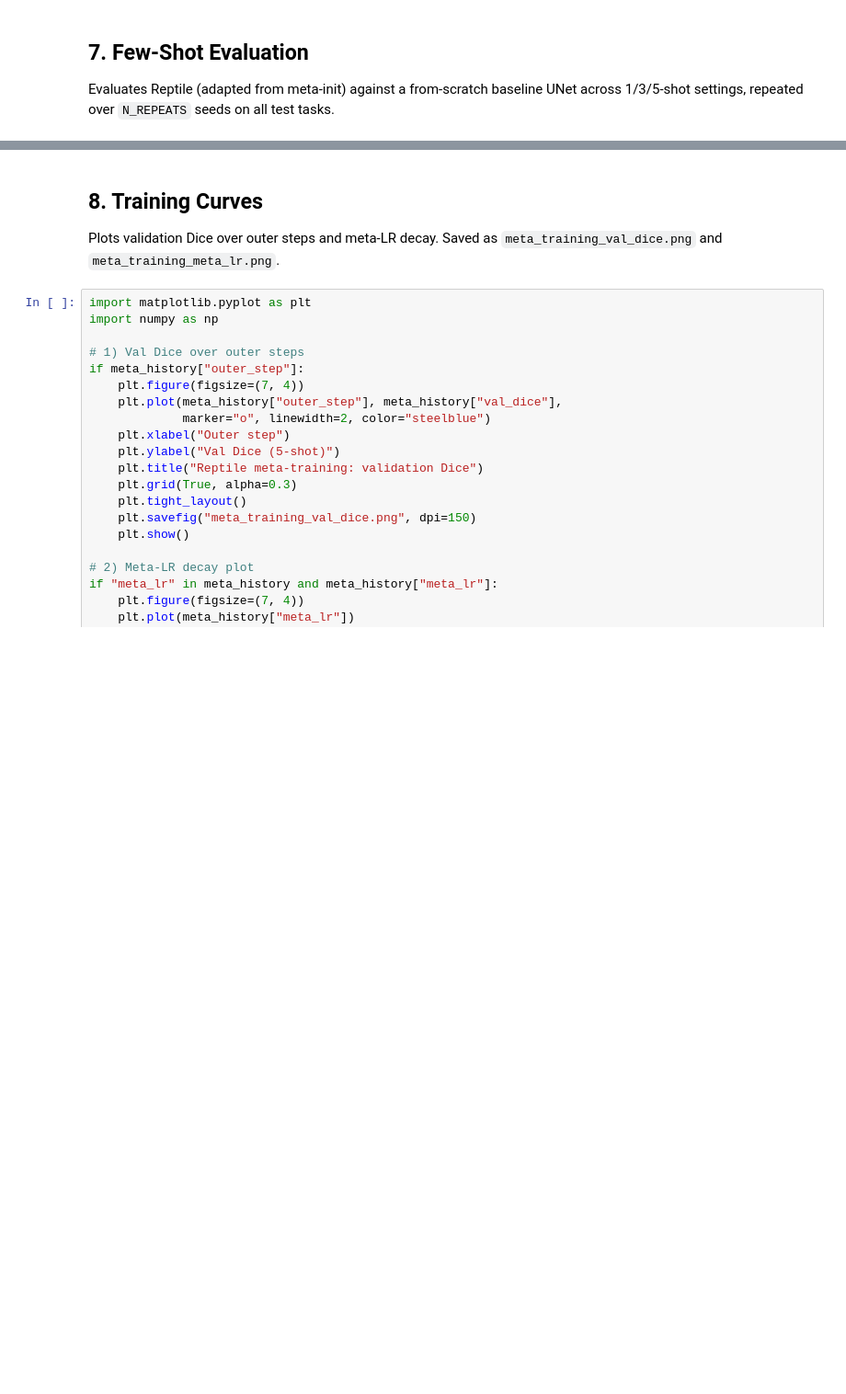
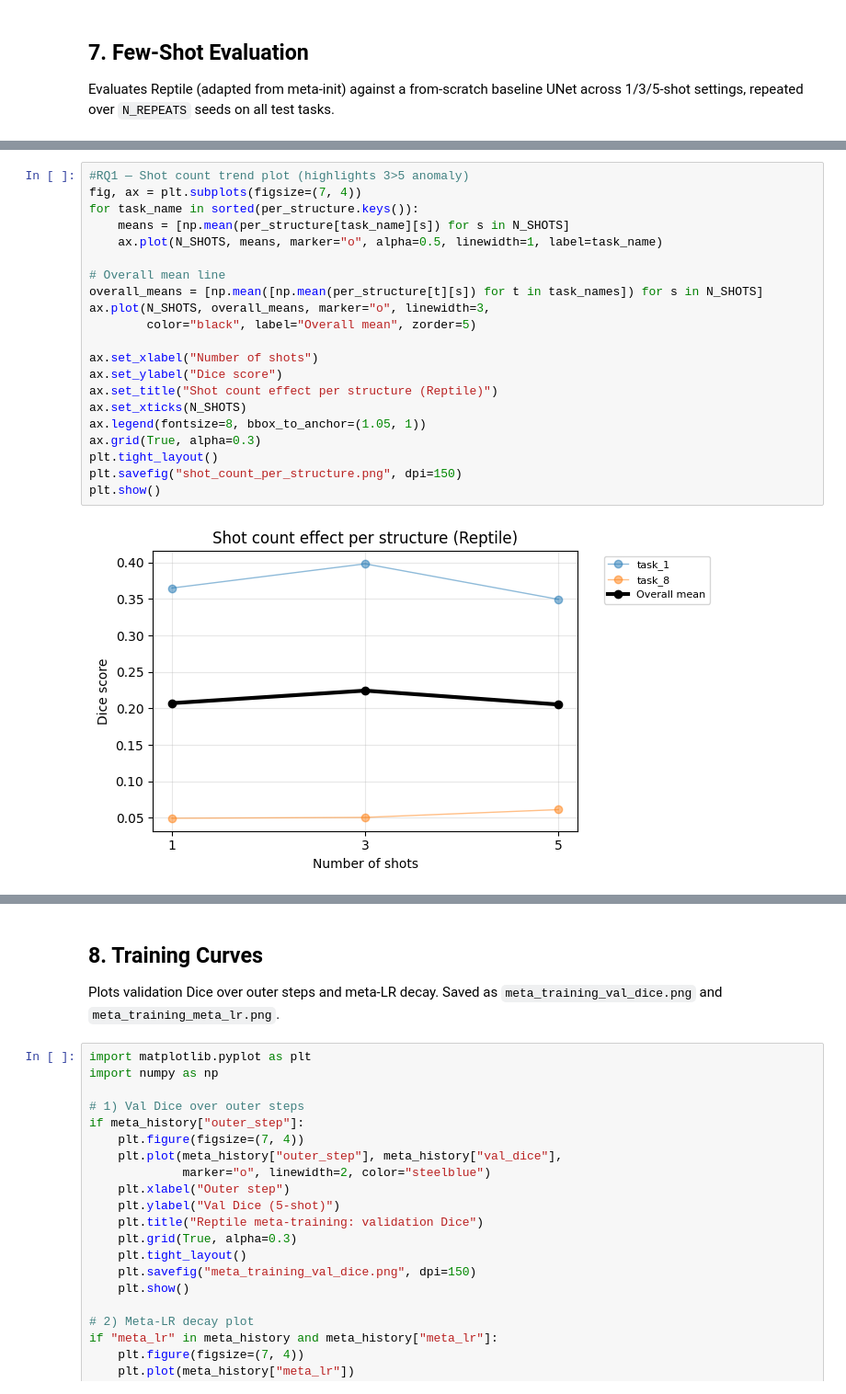
Before and after one commit to timfkl/QMUL-EMS741-Group-8, a Jupyter notebook: EMS741_Group8_Reptile_Cluster.ipynb, the cells around one changed output, grey strips where cells are left out. Shown at 92% size. Cells and saved outputs as stored; diff of their text form; blank space fills up the shorter version.

```diff
--- a/EMS741_Group8_Reptile_Cluster.ipynb
+++ b/EMS741_Group8_Reptile_Cluster.ipynb
@@ -236,0 +407,23 @@ for n_shot in N_SHOTS:
+# %%
+#RQ1 — Shot count trend plot (highlights 3>5 anomaly)
+fig, ax = plt.subplots(figsize=(7, 4))
+for task_name in sorted(per_structure.keys()):
+    means = [np.mean(per_structure[task_name][s]) for s in N_SHOTS]
+    ax.plot(N_SHOTS, means, marker="o", alpha=0.5, linewidth=1, label=task_name)
+
+# Overall mean line
+overall_means = [np.mean([np.mean(per_structure[t][s]) for t in task_names]) for s in N_SHOTS]
+ax.plot(N_SHOTS, overall_means, marker="o", linewidth=3,
+        color="black", label="Overall mean", zorder=5)
+
+ax.set_xlabel("Number of shots")
+ax.set_ylabel("Dice score")
+ax.set_title("Shot count effect per structure (Reptile)")
+ax.set_xticks(N_SHOTS)
+ax.legend(fontsize=8, bbox_to_anchor=(1.05, 1))
+ax.grid(True, alpha=0.3)
+plt.tight_layout()
+plt.savefig("shot_count_per_structure.png", dpi=150)
+plt.show()
+# %% [output]
+[figure, added]
```
Also changed, not shown: parts of 15 cells of this notebook, 3 other files.
